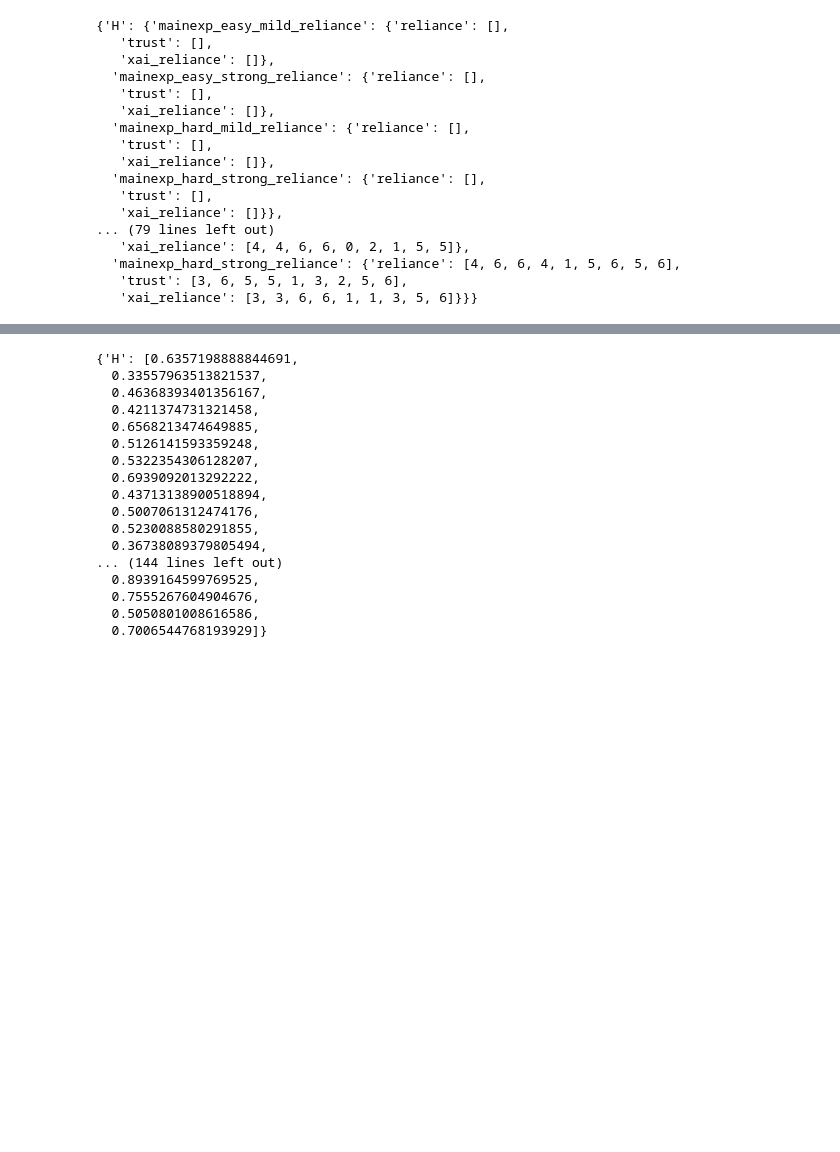
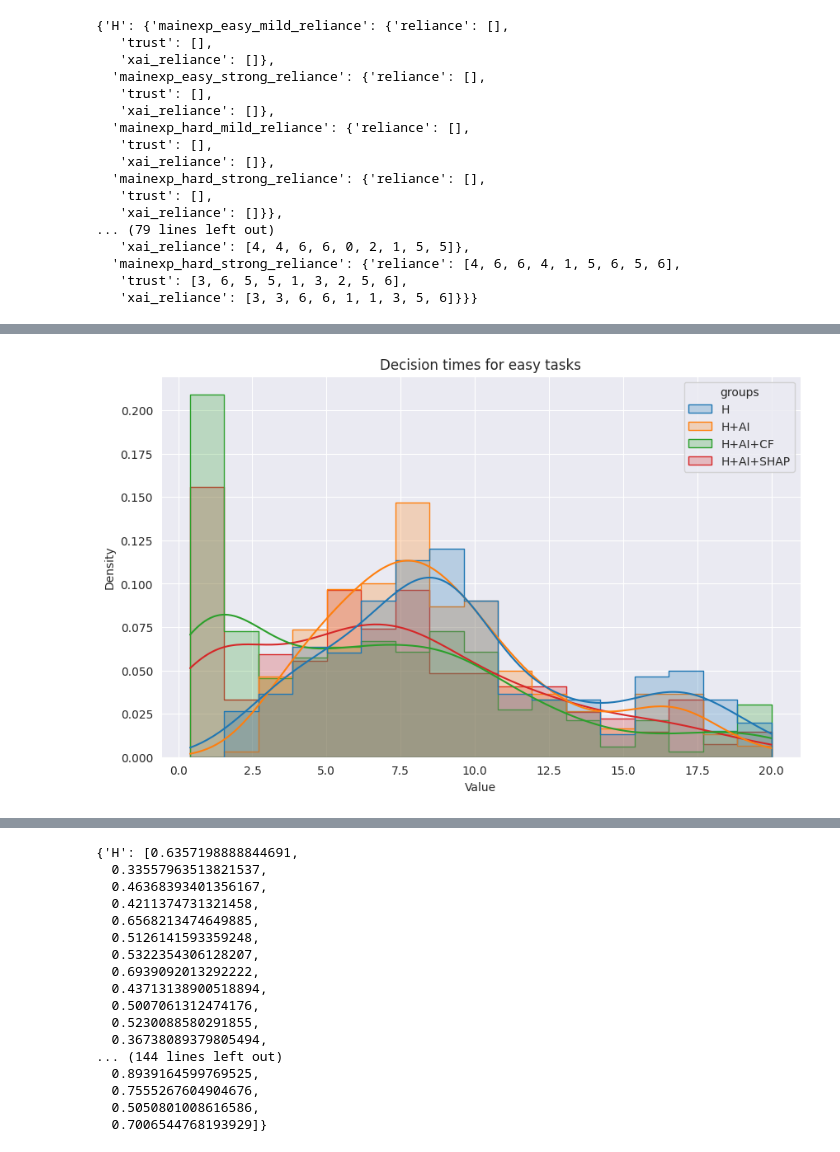
Before and after one commit to jules-leguy/xaipatimg, a Jupyter notebook: notebooks/results_analysis/02.01_db3.1.0_expv1.ipynb, the cells around one changed output, grey strips where cells are left out. Cells and saved outputs as stored; diff of their text form; code cells hidden in the pictures; blank space fills up the shorter version.

```diff
--- a/notebooks/results_analysis/02.01_db3.1.0_expv1.ipynb
+++ b/notebooks/results_analysis/02.01_db3.1.0_expv1.ipynb
@@ -204,0 +333,2 @@ def compute_scores(results_dir, results_filenames_d, protocol_paths_d, tasks_dir
+# %%
+results_filenames_d = filter_comprehension_score(results_filenames_d)
@@ -205,29 +343,29 @@ def compute_scores(results_dir, results_filenames_d, protocol_paths_d, tasks_dir
 # %%
-all_scores, all_reliance, all_overreliance, all_underreliance = compute_scores(results_dir, results_filenames_d, protocol_paths_d,
+all_scores, all_reliance, all_overreliance, all_underreliance, all_times = compute_scores(results_dir, results_filenames_d, protocol_paths_d,
                                                             tasks_dir,
                                                             EASY_TASKS + DIFFICULT_TASKS, TASK_PROTOCOL_KEYS)
 
-all_scores_easy, all_reliance_easy, all_overreliance_easy, all_underreliance_easy = compute_scores(results_dir, results_filenames_d,
+all_scores_easy, all_reliance_easy, all_overreliance_easy, all_underreliance_easy, all_times_easy = compute_scores(results_dir, results_filenames_d,
                                                                            protocol_paths_d, tasks_dir,
                                                                            EASY_TASKS, TASK_PROTOCOL_KEYS)
 
-all_scores_difficult, all_reliance_difficult, all_overreliance_difficult, all_underreliance_difficult = compute_scores(results_dir,
+all_scores_difficult, all_reliance_difficult, all_overreliance_difficult, all_underreliance_difficult, all_times_difficult = compute_scores(results_dir,
                                                                                           results_filenames_d,
                                                                                           protocol_paths_d,
                                                                                           tasks_dir, DIFFICULT_TASKS,
                                                                                           TASK_PROTOCOL_KEYS)
 
-all_scores_mild, all_reliance_mild, all_overreliance_mild, all_underreliance_mild = compute_scores(results_dir, results_filenames_d,
+all_scores_mild, all_reliance_mild, all_overreliance_mild, all_underreliance_mild, all_times_mild = compute_scores(results_dir, results_filenames_d,
                                                                            protocol_paths_d, tasks_dir,
                                                                            MILD_PRESSURE_TASKS,
                                                                            TASK_PROTOCOL_KEYS)
 
-all_scores_strong, all_reliance_strong, all_overreliance_strong, all_underreliance_strong = compute_scores(results_dir, results_filenames_d,
+all_scores_strong, all_reliance_strong, all_overreliance_strong, all_underreliance_strong, all_times_strong = compute_scores(results_dir, results_filenames_d,
                                                                                  protocol_paths_d, tasks_dir,
                                                                                  STRONG_PRESSURE_TASKS,
                                                                                  TASK_PROTOCOL_KEYS)
 
-comprehension_score, _, _, _ = compute_scores(results_dir, results_filenames_d, protocol_paths_d, tasks_dir, COMPREHENSION_TASKS, TASK_PROTOCOL_KEYS)
+comprehension_score, _, _, _, _ = compute_scores(results_dir, results_filenames_d, protocol_paths_d, tasks_dir, COMPREHENSION_TASKS, TASK_PROTOCOL_KEYS)
 
 # all_scores_findpatterns, all_reliance_findpatterns, all_overreliance_findpatterns = compute_scores(results_dir,
 #                                                                                                    results_filenames_d,
@@ -1142,0 +1262,33 @@ processed_reliance_data
+# %%
+import seaborn as sns
+import matplotlib.pyplot as plt
+import pandas as pd
+
+def plot_histogram_with_density(data_dict, title="Histogram with Density", xlabel="Value", ylabel="Density"):
+    """
+    Plots a histogram with density (KDE) for each group in the data dictionary.
+
+    Parameters:
+    - data_dict: Dictionary of the form {"group1": [values], "group2": [values], ...}
+    - title: Title of the plot
+    - xlabel: Label for the x-axis
+    - ylabel: Label for the y-axis
+    """
+    # Convert the dictionary to a DataFrame for easier plotting
+    df = pd.DataFrame(dict([(k, pd.Series(v)) for k, v in data_dict.items()]))
+
+    # Melt the DataFrame for seaborn
+    df_melted = df.melt(var_name='groups', value_name='values')
+
+    # Plot
+    plt.figure(figsize=(10, 6))
+    sns.histplot(data=df_melted, x='values', hue='groups', kde=True, element='step', stat='density', common_norm=False)
+
+    plt.title(title)
+    plt.xlabel(xlabel)
+    plt.ylabel(ylabel)
+    plt.show()
+# %%
+plot_histogram_with_density(all_times_mild, title="Decision times for easy tasks")
+# %% [output]
+[figure, added]
```
Also changed, not shown: parts of 24 cells of this notebook, 6 other files.
